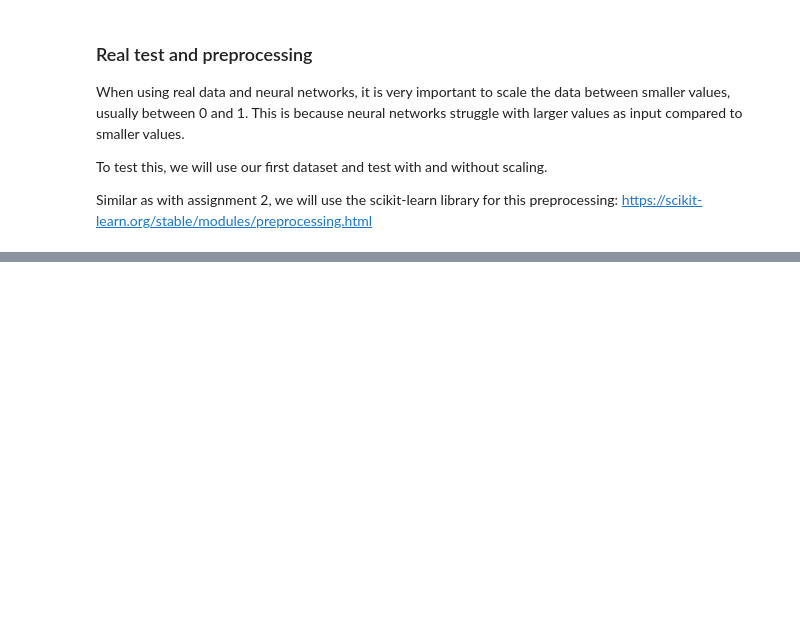
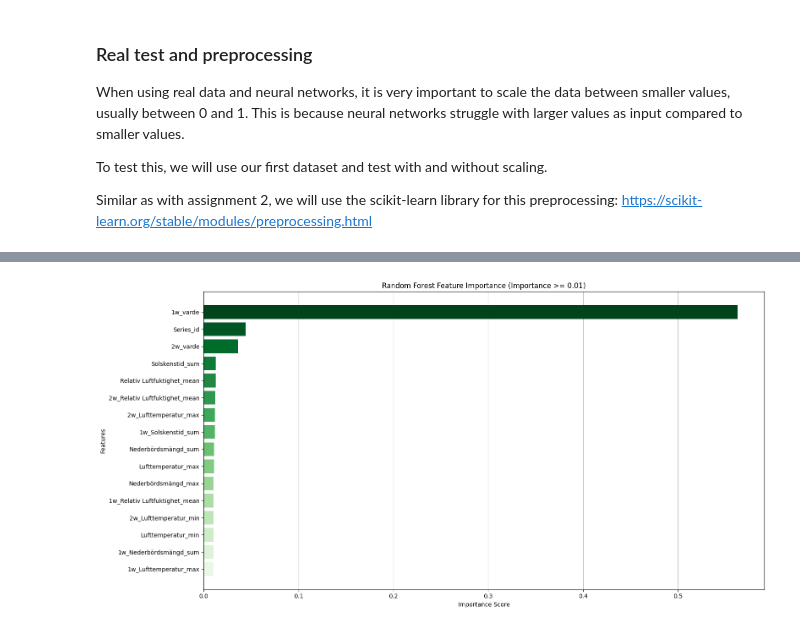
Before and after one commit to mosmar99/Pest-Outbrakes, a Jupyter notebook: nn_reg.ipynb, the cells around one changed output, grey strips where cells are left out. Saved outputs shown, nothing was run; the diff lists cells and outputs as text; code cells hidden in the pictures; blank space fills up the shorter version.

```diff
--- a/nn_reg.ipynb
+++ b/nn_reg.ipynb
@@ -656,0 +881,22 @@ mse_df_sorted[:6]
+# %%
+# 2. Feature Importance from Random Forest
+rf_model = RandomForestRegressor()
+rf_model.fit(X_combined, y_combined)
+rf_importances = rf_model.feature_importances_
+
+rf_threshold = 0.01
+rf_importance_df = pd.DataFrame({'Feature': feature_names, 'Importance': rf_importances})
+filtered_rf_importance_df = rf_importance_df[rf_importance_df['Importance'] >= rf_threshold].sort_values(by='Importance', ascending=True)
+
+colors_rf = plt.cm.Greens(np.linspace(0.1, 1, len(filtered_rf_importance_df)))
+
+plt.figure(figsize=(16, 8))
+plt.barh(filtered_rf_importance_df['Feature'], filtered_rf_importance_df['Importance'], color=colors_rf, zorder=2)
+plt.title('Random Forest Feature Importance (Importance >= {:.2f})'.format(rf_threshold))
+plt.xlabel('Importance Score')
+plt.ylabel('Features')
+plt.grid(axis='x', ls='-', zorder=1)
+plt.tight_layout()
+plt.show()
+# %% [output]
+[figure, added]
```
Also changed, not shown: parts of 25 cells of this notebook, 18 other files.
